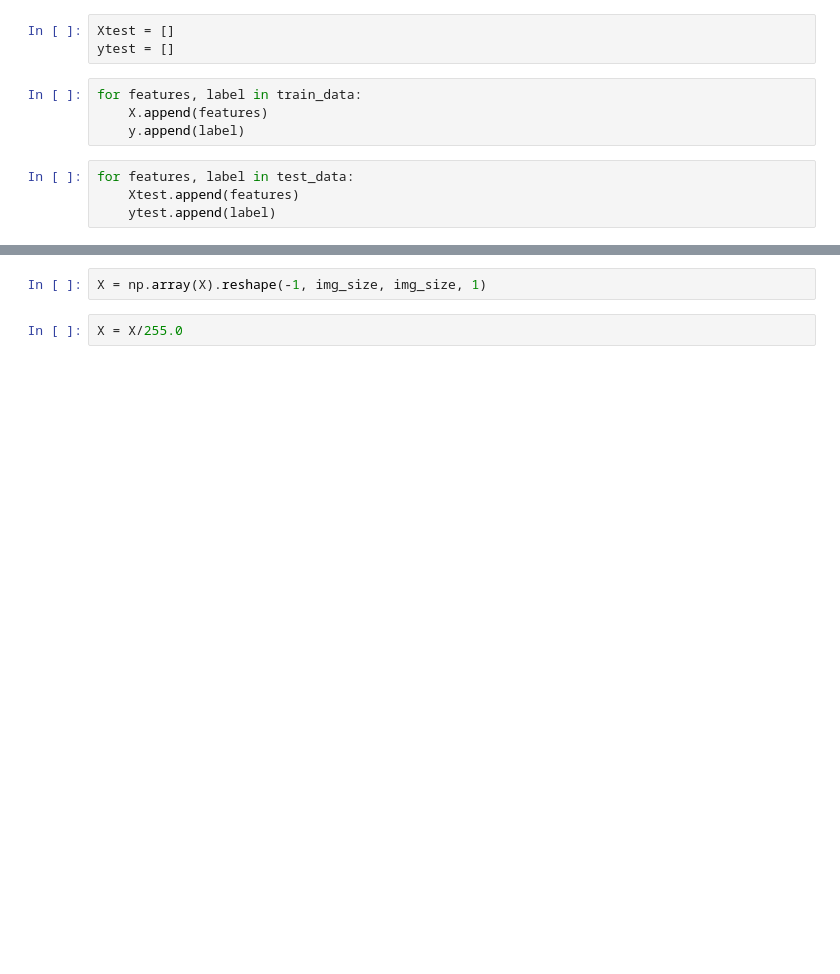
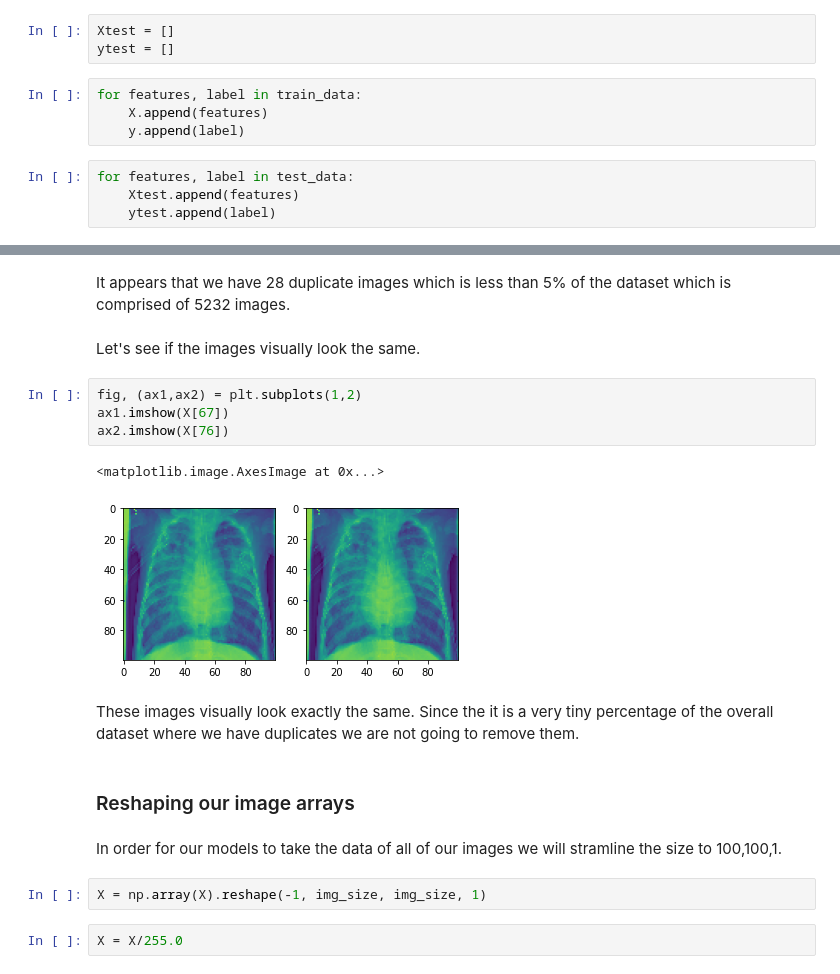
Before and after one commit to edgarbarr1/image-classification-neural-network, a Jupyter notebook: notebook/image-classification-notebook.ipynb, the cells around one changed output, grey strips where cells are left out. Cells and saved outputs as stored; diff of their text form; blank space fills up the shorter version.

```diff
--- a/notebook/image-classification-notebook.ipynb
+++ b/notebook/image-classification-notebook.ipynb
@@ -165,3 +213,20 @@ for features, label in test_data:
+# %% [markdown]
+It appears that we have 28 duplicate images which is less than 5% of the dataset which is comprised of 5232 images.
+# %% [markdown]
+Let's see if the images visually look the same.
+# %%
+fig, (ax1,ax2) = plt.subplots(1,2)
+ax1.imshow(X[67])
+ax2.imshow(X[76])
+# %% [output]
+<matplotlib.image.AxesImage at 0x...>
+[figure, added]
+# %% [markdown]
+These images visually look exactly the same. Since the it is a very tiny percentage of the overall dataset where we have duplicates we are not going to remove them.
+# %% [markdown]
+### Reshaping our image arrays ###
+# %% [markdown]
+In order for our models to take the data of all of our images we will stramline the size to 100,100,1.
 # %%
 X = np.array(X).reshape(-1, img_size, img_size, 1)
 # %%
```
Also changed, not shown: parts of 71 cells of this notebook, 1 other file.
